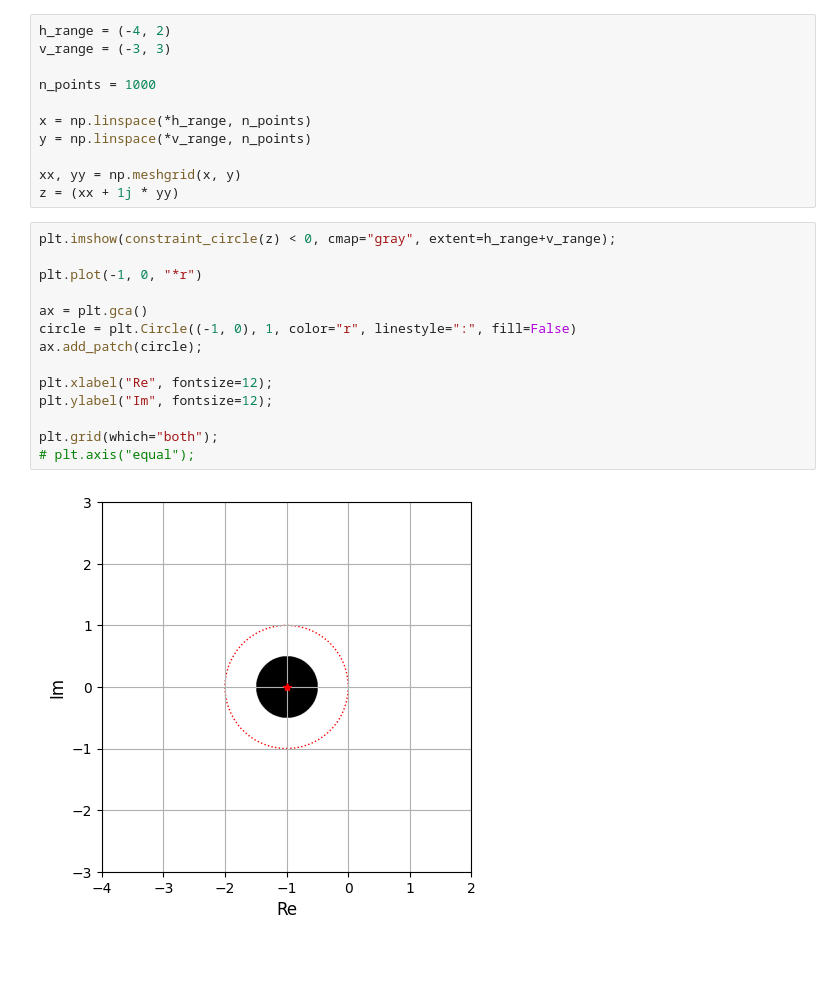
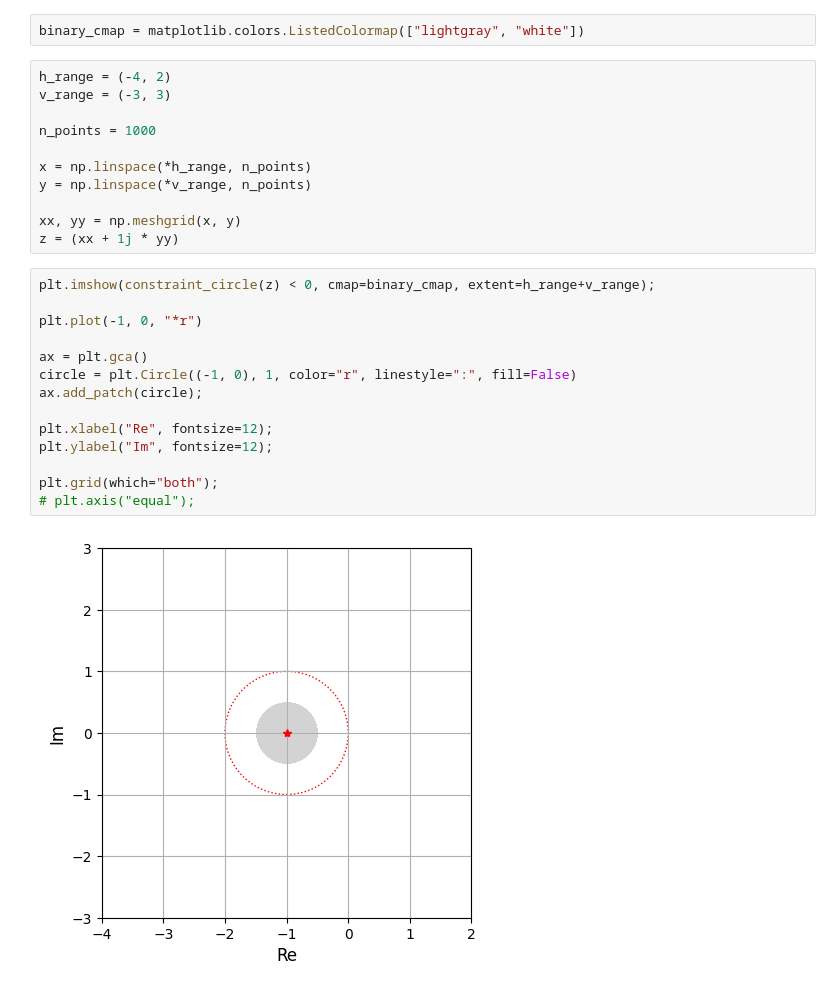
Before and after one commit to sholokhovalexey/active-noise-control, a Jupyter notebook: visuals.ipynb, the cells around one changed output. Saved outputs shown, nothing was run; the diff lists cells and outputs as text; blank space fills up the shorter version.

```diff
--- a/visuals.ipynb
+++ b/visuals.ipynb
@@ -35,6 +34,8 @@ constraint_hyperbola = StabilityConstraintHyperbola(gain_margin)
 
 constraint_lowfreq = ConstraintLowFreq(freq_low, gain_open_max)
 constraint_highfreq = ConstraintHighFreq(freq_high, gain_open_max)
+# %%
+binary_cmap = matplotlib.colors.ListedColormap(["lightgray", "white"])
 # %%
 h_range = (-4, 2)
 v_range = (-3, 3)
@@ -47,21 +48,21 @@ y = np.linspace(*v_range, n_points)
 xx, yy = np.meshgrid(x, y)
 z = (xx + 1j * yy)
 # %%
-plt.imshow(constraint_circle(z) < 0, cmap="gray", extent=h_range+v_range);
+plt.imshow(constraint_circle(z) < 0, cmap=binary_cmap, extent=h_range+v_range);
 
 plt.plot(-1, 0, "*r")
 
 ax = plt.gca()
 circle = plt.Circle((-1, 0), 1, color="r", linestyle=":", fill=False)
 ax.add_patch(circle);
 
 plt.xlabel("Re", fontsize=12);
 plt.ylabel("Im", fontsize=12);
 
 plt.grid(which="both");
 # plt.axis("equal");
 # %% [output]
-[figure, old version]
+[figure, new version]
 # %%
 names = ["constraint_parabola", "constraint_hyperbola"]
 constraints = [constraint_parabola, constraint_hyperbola]
```
Also changed, not shown: parts of 3 cells of this notebook, 3 other files.
